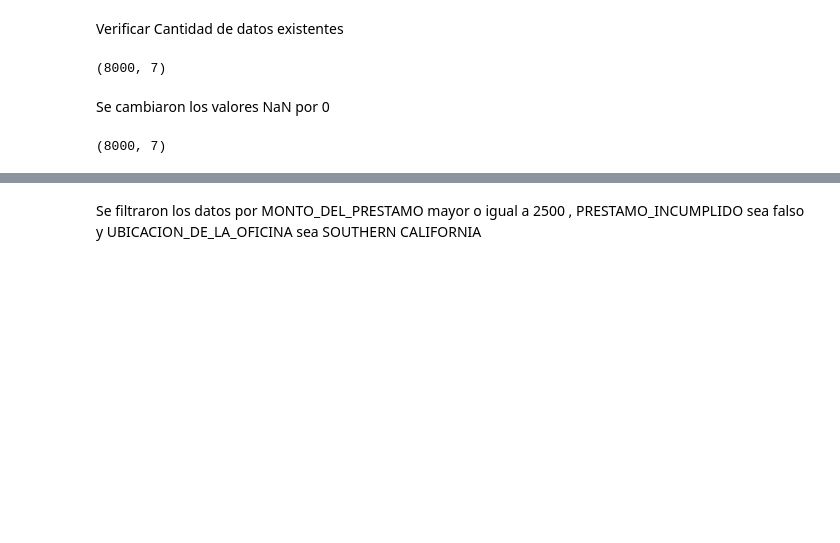
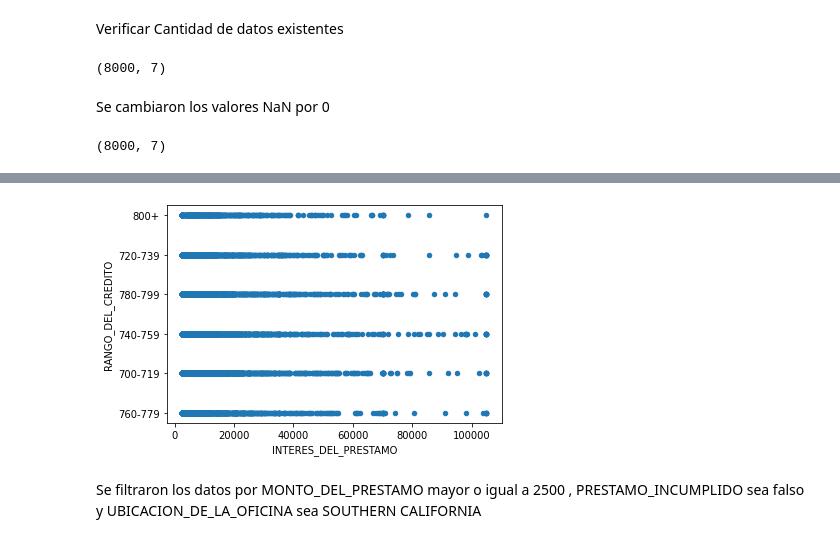
Before and after one commit to michelBolivar/Deep_learning, a Jupyter notebook: Corte1/prestamos_records.ipynb, the cells around one changed output, grey strips where cells are left out. Saved outputs shown, nothing was run; the diff lists cells and outputs as text; code cells hidden in the pictures; blank space fills up the shorter version.

```diff
--- a/Corte1/prestamos_records.ipynb
+++ b/Corte1/prestamos_records.ipynb
@@ -32,3 +39,8 @@ df_filtrado.head()
+# %%
+df_filtrado.plot(kind="scatter" , x="INTERES_DEL_PRESTAMO", y="RANGO_DEL_CREDITO")
+plt.show()
+# %% [output]
+[figure, added]
 # %% [markdown]
 Se filtraron los datos por MONTO_DEL_PRESTAMO mayor o igual a 2500 , PRESTAMO_INCUMPLIDO sea falso y UBICACION_DE_LA_OFICINA sea SOUTHERN CALIFORNIA
 # %%
```
Also changed, not shown: parts of 7 cells of this notebook.
